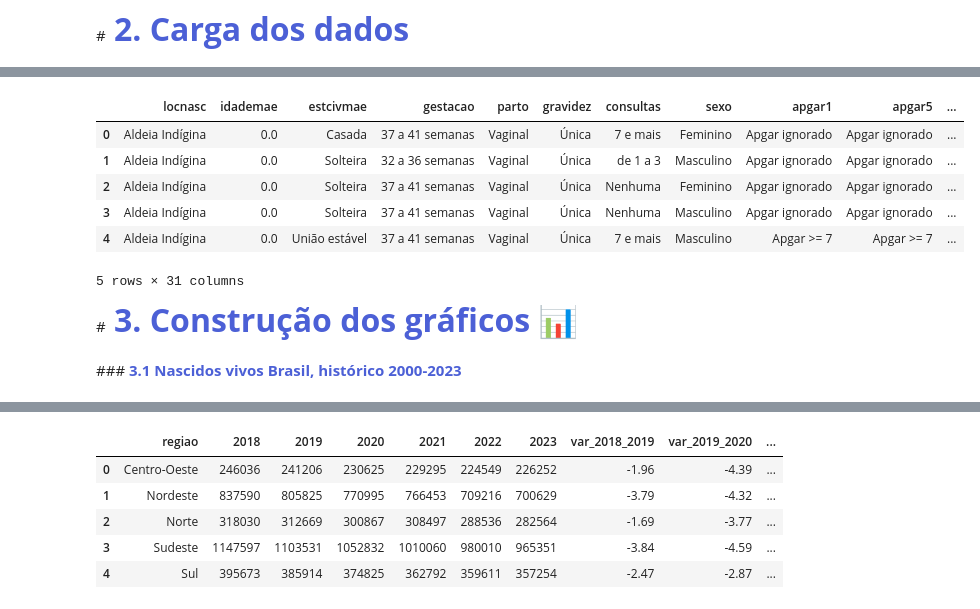
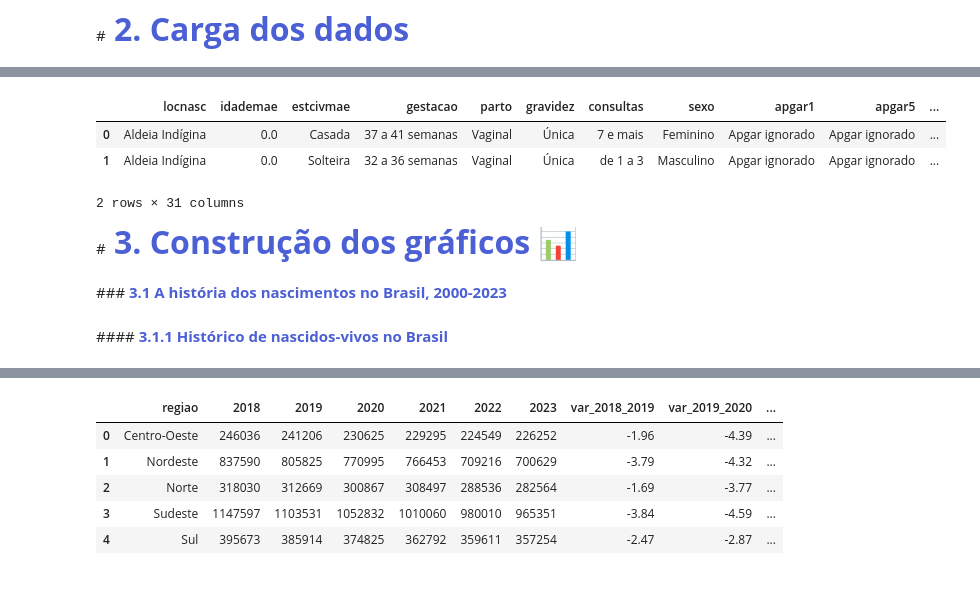
Before and after one commit to gabrielmprata/nascidos_vivos, a Jupyter notebook: Sinasc_Analises_e_Graficos.ipynb, the cells around one changed output, grey strips where cells are left out. Cells and saved outputs as stored; diff of their text form; code cells hidden in the pictures.

```diff
--- a/Sinasc_Analises_e_Graficos.ipynb
+++ b/Sinasc_Analises_e_Graficos.ipynb
@@ -56,19 +56,18 @@ df_hist_ano_mes = pd.read_csv(url3, encoding = "Latin 1", sep=';')
 df_hist_municipio = pd.read_csv(url4, encoding = "Latin 1", sep=';')
 # %%
 # Valida carga
-df_sinasc.head()
+df_sinasc.head(2)
 # %% [output]
 |  | locnasc | idademae | estcivmae | gestacao | parto | gravidez | consultas | sexo | apgar1 | apgar5 | ... |
 | 0 | Aldeia Indígina | 0.0 | Casada | 37 a 41 semanas | Vaginal | Única | 7 e mais | Feminino | Apgar ignorado | Apgar ignorado | ... |
 | 1 | Aldeia Indígina | 0.0 | Solteira | 32 a 36 semanas | Vaginal | Única | de 1 a 3 | Masculino | Apgar ignorado | Apgar ignorado | ... |
-| 2 | Aldeia Indígina | 0.0 | Solteira | 37 a 41 semanas | Vaginal | Única | Nenhuma | Feminino | Apgar ignorado | Apgar ignorado | ... |
-| 3 | Aldeia Indígina | 0.0 | Solteira | 37 a 41 semanas | Vaginal | Única | Nenhuma | Masculino | Apgar ignorado | Apgar ignorado | ... |
-| 4 | Aldeia Indígina | 0.0 | União estável | 37 a 41 semanas | Vaginal | Única | 7 e mais | Masculino | Apgar >= 7 | Apgar >= 7 | ... |
-5 rows × 31 columns
+2 rows × 31 columns
 # %% [markdown]
 #**<font color=#4c60d6 size="6"> 3. Construção dos gráficos 📊**
 # %% [markdown]
-###**<font color=#4c60d6> 3.1 Nascidos vivos Brasil, histórico 2000-2023**
+###**<font color=#4c60d6> 3.1 A história dos nascimentos no Brasil, 2000-2023**
+# %% [markdown]
+####**<font color=#4c60d6> 3.1.1 Histórico de nascidos-vivos no Brasil**
 # %%
 # Historico 2000 a 2023
 df_hist = df_hist_sexo_ano.groupby(["ano"])['qtd'].sum().reset_index()
```
Also changed, not shown: parts of 23 cells of this notebook.
